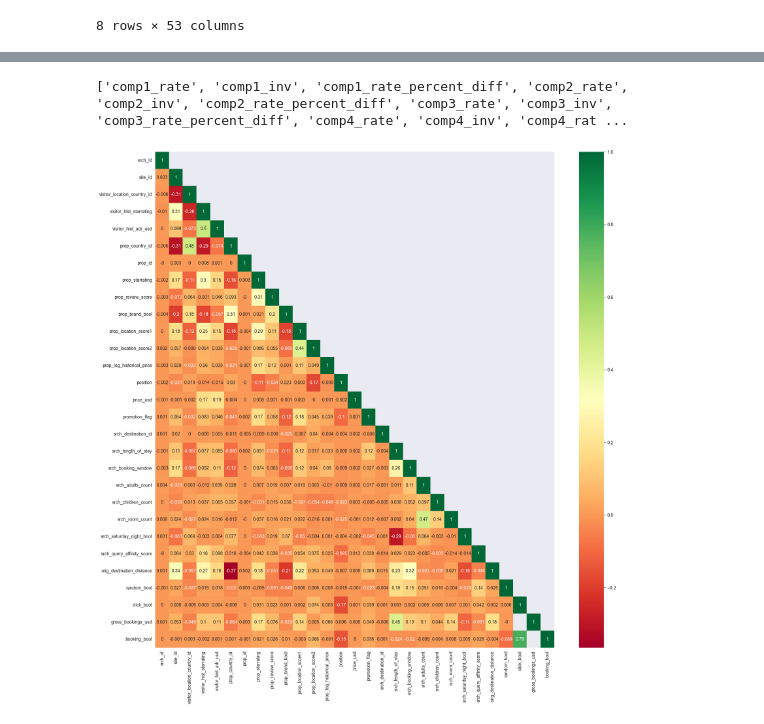
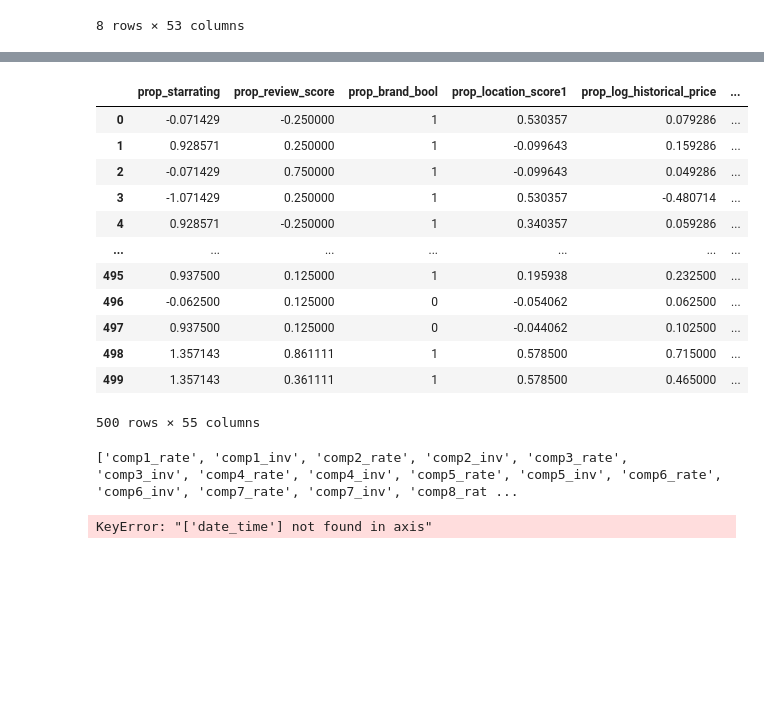
Before and after one commit to merelhaisma/DMT2, a Jupyter notebook: Assignment2_DataExploration.ipynb, the cells around one changed output, grey strips where cells are left out. Cells and saved outputs as stored; diff of their text form; code cells hidden in the pictures; blank space fills up the shorter version.

Commit message:
Further data exploration and plan for data transformation executed. Code is still a mess and will require restructuring.

```diff
--- a/Assignment2_DataExploration.ipynb
+++ b/Assignment2_DataExploration.ipynb
@@ -133,0 +121,6 @@ dtype: int64
+# %%
+# Display per column the number of NaN values compared to the total values per row, including a percentage
+num_nan = train_df.isna().sum()
+num_total = train_df.shape[0]
+for col in train_df.columns:
+    print(f"{col}: {num_nan[col]} / {num_total} ({num_nan[col] / num_total * 100:.2f}%)")
@@ -133,0 +221,37 @@ dtype: int64
+# %%
+def compute_relative_values(df):
+    """
+    Subtract the mean per srch_id from the following columns:
+    "prop_starrating", "prop_review_score", "prop_location_score1", "prop_log_historical_price", "price_usd"
+
+    This is done so that the model can learn the relative values of these columns per srch_id.
+    """
+    cols = ["prop_starrating", "prop_review_score", "prop_location_score1", "prop_log_historical_price", "price_usd"]
+    grouper = df.groupby('srch_id')
+    for col in cols:
+        df[col] = df[col] - grouper[col].transform('mean')
+    return df
+# %%
+def drop_columns(df):
+    """
+    Train data shows that for "orig_destination_distance" over 75% of the data with a calculated value lower than 0.95 of the largest distance was lower than 130, meaning that the distance per srch_id is roughly the same. We assume therefore that this is not a deciding factor for a customer in their booking process and drop this column.
+
+    Features were created from "date_time" and the column will not be used anymore, so we drop this column as well.
+
+    Columns containing IDs ("srch_id", "site_id", "visitor_location_country_id", "prop_country_id", "prop_id", and "srch_destination_id") are not used in the model, so we drop these columns as well.
+
+    # TODO:
+    I don't really know what to do with "prop_location_score2" yet, so I'll drop it for now.
+    """
+    df.drop(columns=["orig_destination_distance"], inplace=True)
+    df.drop(columns=["date_time"], inplace=True)
+    df.drop(columns=["srch_id", "site_id", "visitor_location_country_id", "prop_country_id", "prop_id", "srch_destination_id"], inplace=True)
+    df.drop(columns=["prop_location_score2"], inplace=True)
+    return df
+# %%
+# Takes roughly 1m30s to run
+train_df = create_features(train_df)
+train_df = drop_nan_columns(train_df)
+train_df = impute_missing_values(train_df)
+train_df = compute_relative_values(train_df)
+train_df = drop_columns(train_df)
@@ -134,8 +282,24 @@ dtype: int64
+# %%
+train_df.head(500)
+# %% [output]
+|  | prop_starrating | prop_review_score | prop_brand_bool | prop_location_score1 | prop_log_historical_price | ... |
+| 0 | -0.071429 | -0.250000 | 1 | 0.530357 | 0.079286 | ... |
+| 1 | 0.928571 | 0.250000 | 1 | -0.099643 | 0.159286 | ... |
+| 2 | -0.071429 | 0.750000 | 1 | -0.099643 | 0.049286 | ... |
+| 3 | -1.071429 | 0.250000 | 1 | 0.530357 | -0.480714 | ... |
+| 4 | 0.928571 | -0.250000 | 1 | 0.340357 | 0.059286 | ... |
+| ... | ... | ... | ... | ... | ... | ... |
+| 495 | 0.937500 | 0.125000 | 1 | 0.195938 | 0.232500 | ... |
+| 496 | -0.062500 | 0.125000 | 0 | -0.054062 | 0.062500 | ... |
+| 497 | 0.937500 | 0.125000 | 0 | -0.044062 | 0.102500 | ... |
+| 498 | 1.357143 | 0.861111 | 1 | 0.578500 | 0.715000 | ... |
+| 499 | 1.357143 | 0.361111 | 1 | 0.578500 | 0.465000 | ... |
+500 rows × 55 columns
 # %%
 competition_cols = [col for col in train_df.columns if "comp" in col]
 print(competition_cols)
 # Create correlation matrix
-corr_matrix = train_df.drop(columns=competition_cols).corr()
+corr_matrix = train_df.drop(columns=competition_cols+["date_time"]).corr()
 # Select lower triangle of correlation matrix
 lower = corr_matrix.where(np.tril(np.ones(corr_matrix.shape)).astype(bool))
 # Round all values to 3 decimals
@@ -145,5 +309,5 @@ plt.figure(figsize=(20, 20))
 sns.heatmap(lower, annot=True, cmap="RdYlGn")
 plt.show()
 # %% [output]
-['comp1_rate', 'comp1_inv', 'comp1_rate_percent_diff', 'comp2_rate', 'comp2_inv', 'comp2_rate_percent_diff', 'comp3_rate', 'comp3_inv', 'comp3_rate_percent_diff', 'comp4_rate', 'comp4_inv', 'comp4_rat ...
+['comp1_rate', 'comp1_inv', 'comp2_rate', 'comp2_inv', 'comp3_rate', 'comp3_inv', 'comp4_rate', 'comp4_inv', 'comp5_rate', 'comp5_inv', 'comp6_rate', 'comp6_inv', 'comp7_rate', 'comp7_inv', 'comp8_rat ...
-[figure, removed]
+KeyError: "['date_time'] not found in axis"
```
Also changed, not shown: parts of 19 cells of this notebook.
